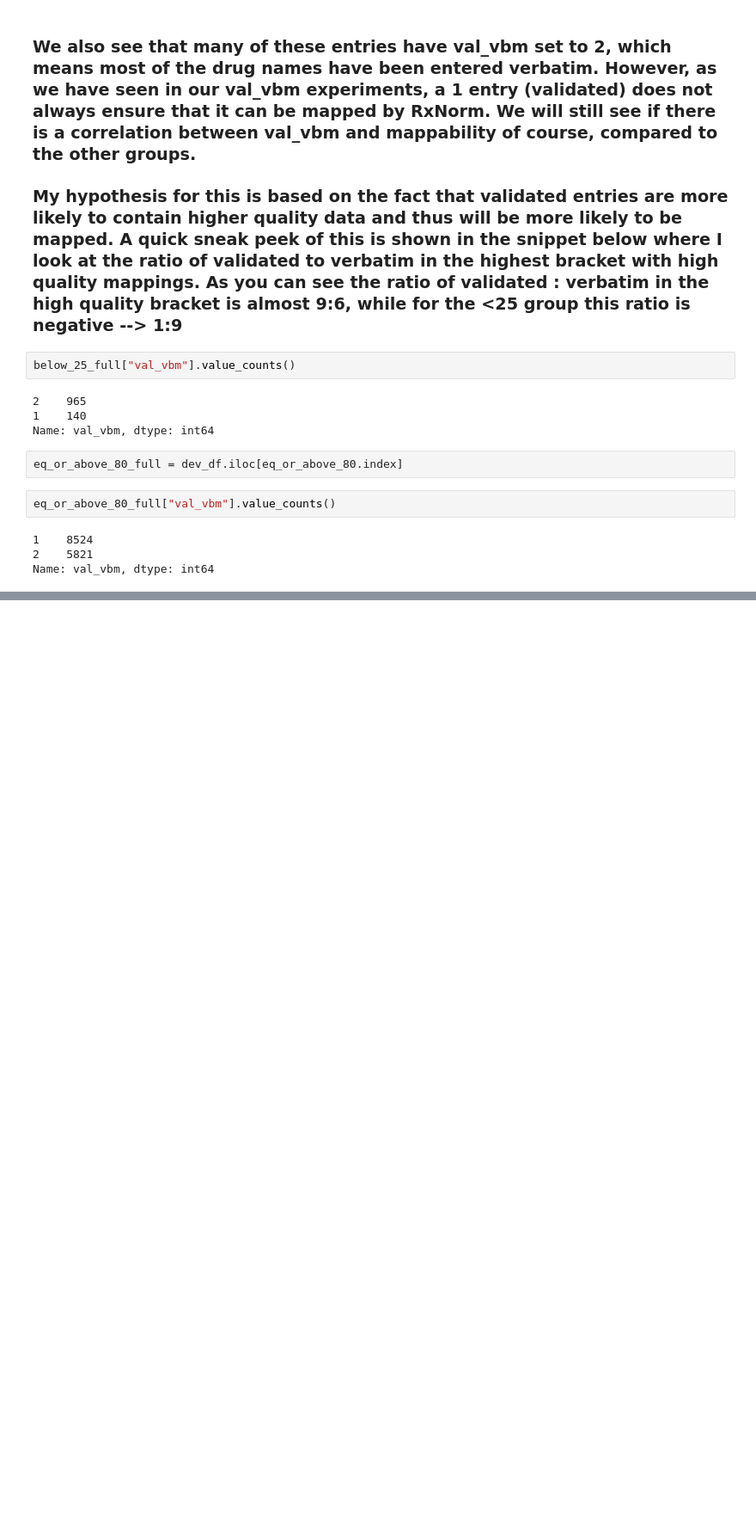
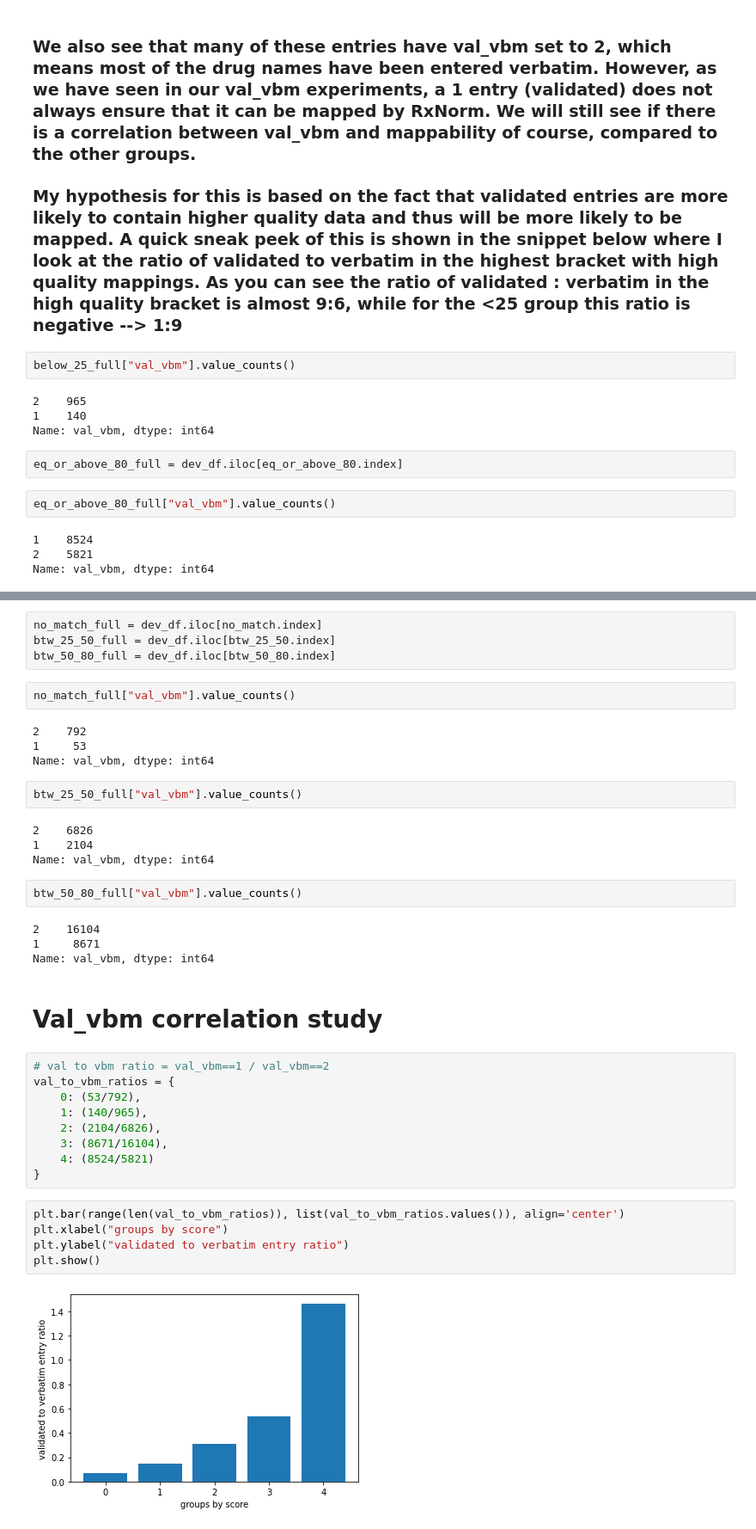
Before and after one commit to jcathalina/faers-drug-norm, a Jupyter notebook: notebooks/experiment_sandbox.ipynb, the cells around one changed output, grey strips where cells are left out. Shown at 86% size. Drawn from its saved outputs; the diff is of its cells as text; blank space fills up the shorter version.

```diff
--- a/notebooks/experiment_sandbox.ipynb
+++ b/notebooks/experiment_sandbox.ipynb
@@ -207,0 +244,40 @@ Name: val_vbm, dtype: int64
+# %%
+no_match_full = dev_df.iloc[no_match.index]
+btw_25_50_full = dev_df.iloc[btw_25_50.index]
+btw_50_80_full = dev_df.iloc[btw_50_80.index]
+# %%
+no_match_full["val_vbm"].value_counts()
+# %% [output]
+2    792
+1     53
+Name: val_vbm, dtype: int64
+# %%
+btw_25_50_full["val_vbm"].value_counts()
+# %% [output]
+2    6826
+1    2104
+Name: val_vbm, dtype: int64
+# %%
+btw_50_80_full["val_vbm"].value_counts()
+# %% [output]
+2    16104
+1     8671
+Name: val_vbm, dtype: int64
+# %% [markdown]
+# Val_vbm correlation study
+# %%
+# val to vbm ratio = val_vbm==1 / val_vbm==2
+val_to_vbm_ratios = {
+    0: (53/792),
+    1: (140/965),
+    2: (2104/6826),
+    3: (8671/16104),
+    4: (8524/5821)
+}
+# %%
+plt.bar(range(len(val_to_vbm_ratios)), list(val_to_vbm_ratios.values()), align='center')
+plt.xlabel("groups by score")
+plt.ylabel("validated to verbatim entry ratio")
+plt.show()
+# %% [output]
+[figure, added]
```
Also changed, not shown: parts of 3 cells of this notebook, 3 other files.
